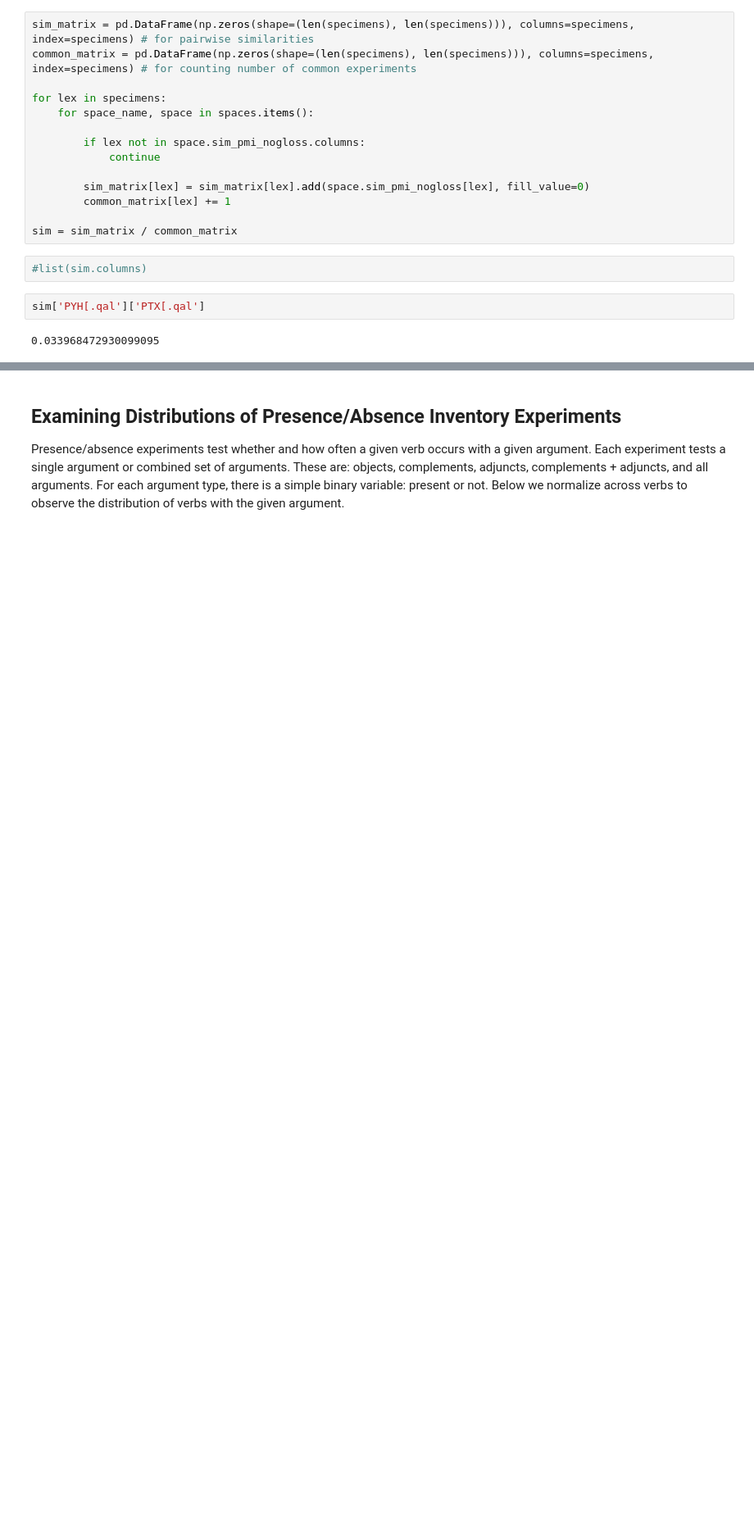
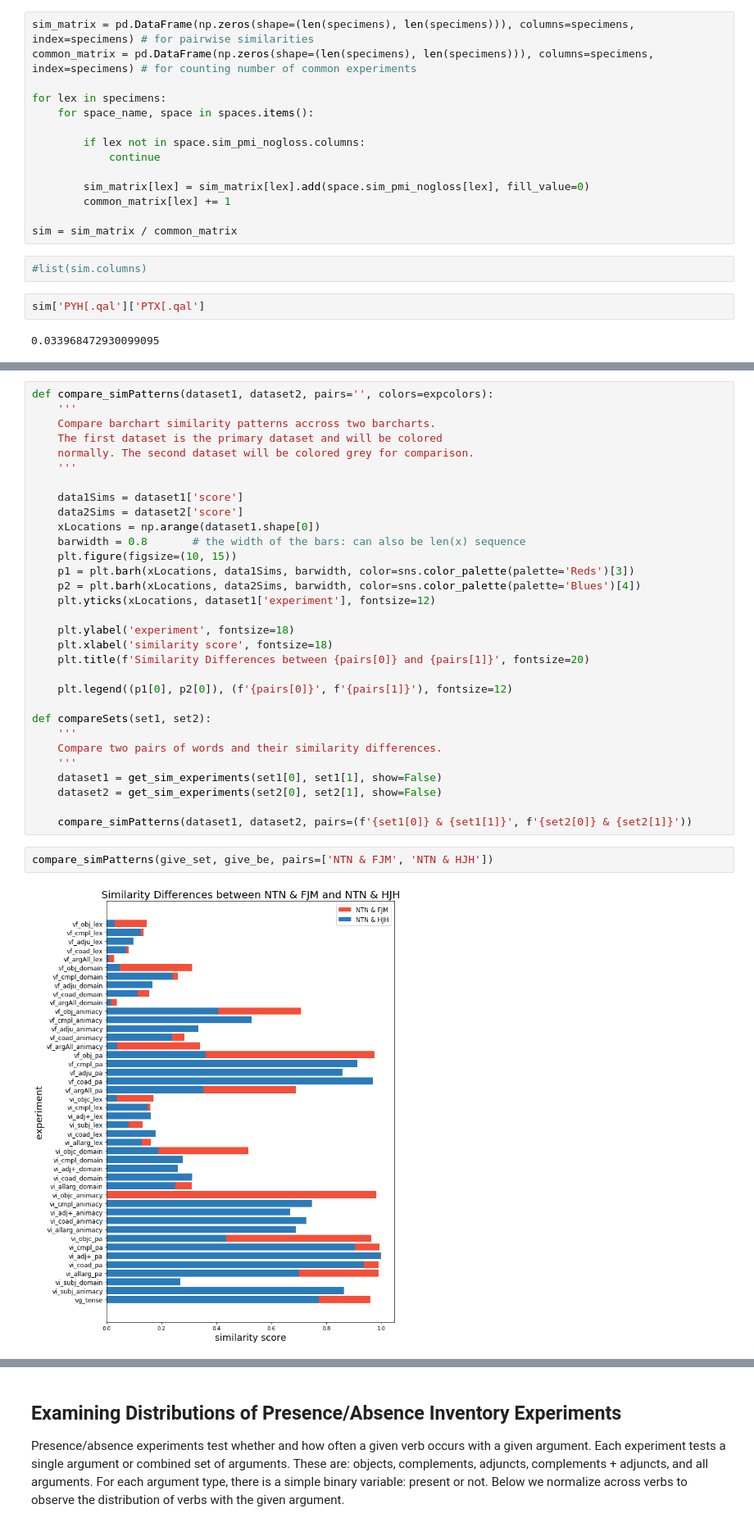
Before and after one commit to codykingham/verb_semantics, a Jupyter notebook: first_analysis.ipynb, the cells around one changed output, grey strips where cells are left out. Shown: that part at 82% size. Saved outputs shown, nothing was run; the diff lists cells and outputs as text; blank space fills up the shorter version.

```diff
--- a/first_analysis.ipynb
+++ b/first_analysis.ipynb
@@ -224,0 +375,35 @@ Name: BW>[.qal, dtype: float64
+# %%
+def compare_simPatterns(dataset1, dataset2, pairs='', colors=expcolors):
+    '''
+    Compare barchart similarity patterns accross two barcharts.
+    The first dataset is the primary dataset and will be colored
+    normally. The second dataset will be colored grey for comparison.
+    '''
+
+    data1Sims = dataset1['score']
+    data2Sims = dataset2['score']
+    xLocations = np.arange(dataset1.shape[0])
+    barwidth = 0.8       # the width of the bars: can also be len(x) sequence
+    plt.figure(figsize=(10, 15))
+    p1 = plt.barh(xLocations, data1Sims, barwidth, color=sns.color_palette(palette='Reds')[3])
+    p2 = plt.barh(xLocations, data2Sims, barwidth, color=sns.color_palette(palette='Blues')[4])
+    plt.yticks(xLocations, dataset1['experiment'], fontsize=12)
+
+    plt.ylabel('experiment', fontsize=18)
+    plt.xlabel('similarity score', fontsize=18)
+    plt.title(f'Similarity Differences between {pairs[0]} and {pairs[1]}', fontsize=20)
+
+    plt.legend((p1[0], p2[0]), (f'{pairs[0]}', f'{pairs[1]}'), fontsize=12)
+
+def compareSets(set1, set2):
+    '''
+    Compare two pairs of words and their similarity differences.
+    '''
+    dataset1 = get_sim_experiments(set1[0], set1[1], show=False)
+    dataset2 = get_sim_experiments(set2[0], set2[1], show=False)
+
+    compare_simPatterns(dataset1, dataset2, pairs=(f'{set1[0]} & {set1[1]}', f'{set2[0]} & {set2[1]}'))
+# %%
+compare_simPatterns(give_set, give_be, pairs=['NTN & FJM', 'NTN & HJH'])
+# %% [output]
+[figure, added]
```
Also changed, not shown: parts of 16 cells of this notebook.
